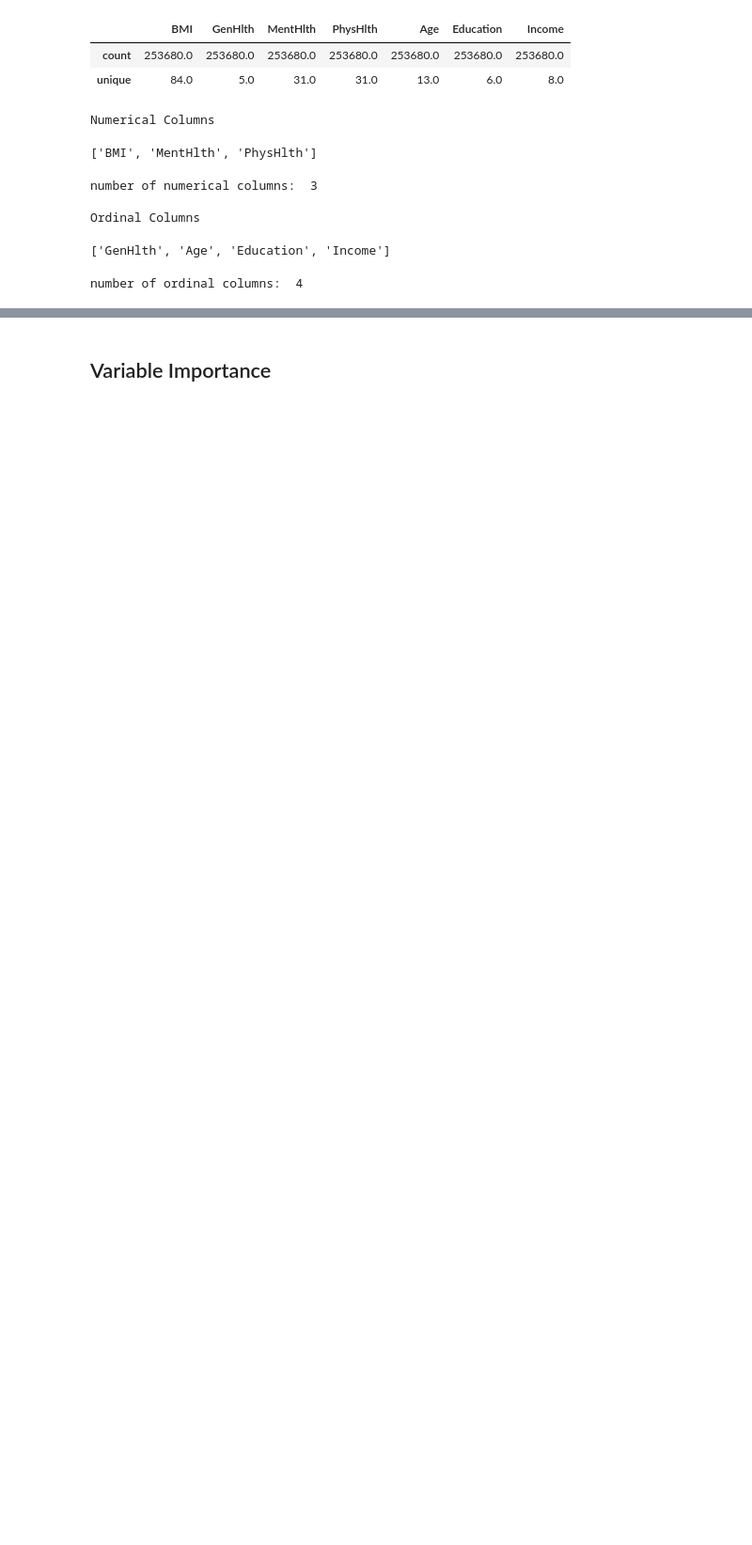
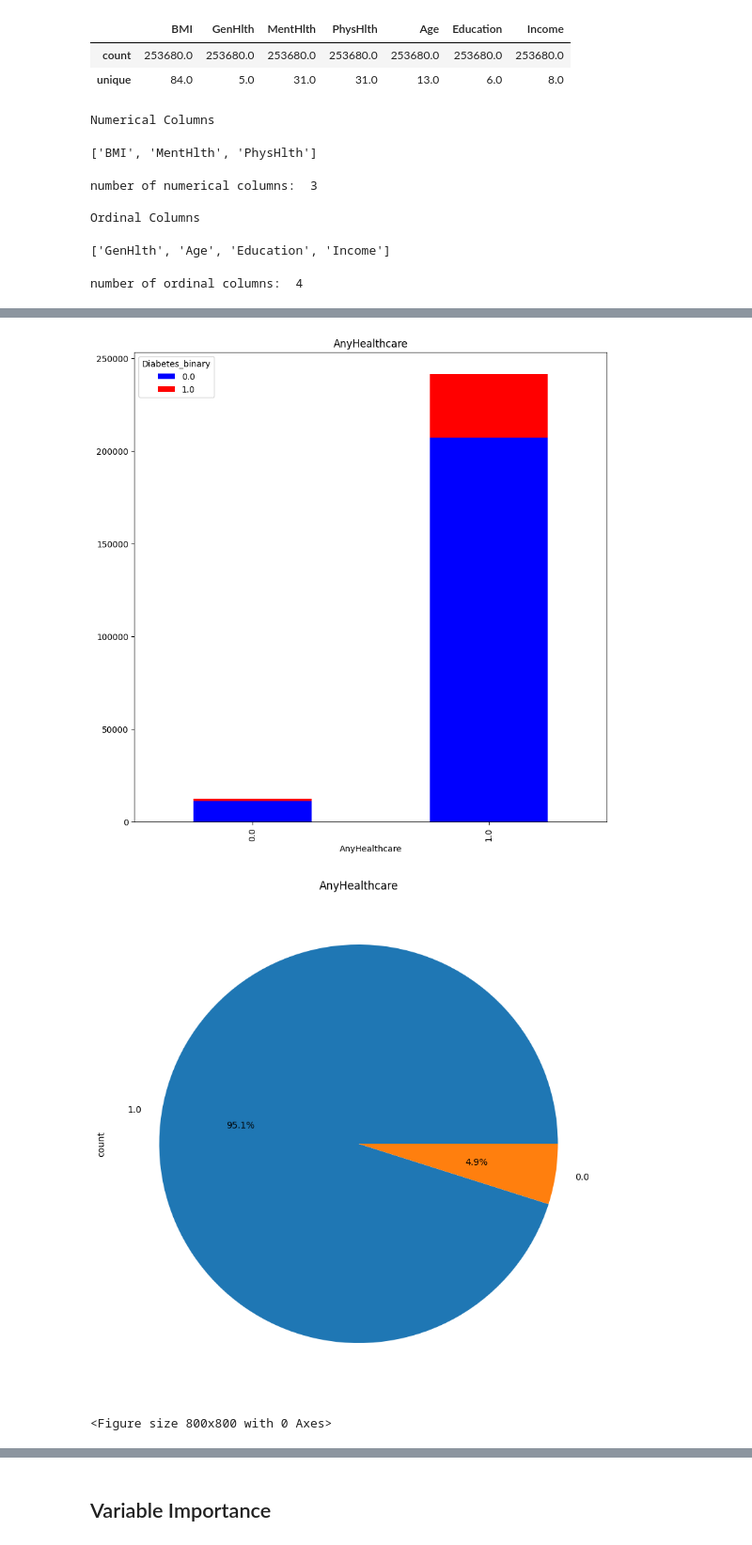
Before and after one commit to RileyLeo/Diabetes-Prediction-ML, a Jupyter notebook: notebook.ipynb, the cells around one changed output, grey strips where cells are left out. Shown at 94% size. Drawn from its saved outputs; the diff is of its cells as text; code cells hidden in the pictures; blank space fills up the shorter version.

```diff
--- a/notebook.ipynb
+++ b/notebook.ipynb
@@ -313,0 +508,9 @@ Summary of data for binary columns
+# %%
+# plot a stacked count plot, pi chart, and a percentage heatmap for Sex
+create_stacked_count_plot_for_categorical_variables(diabetes_health_indicators_data, 'AnyHealthcare' , 'Diabetes_binary', 'AnyHealthcare')
+create_pi_chart_for_categorical_variables(diabetes_health_indicators_data, 'AnyHealthcare', 'AnyHealthcare')
+create_percentage_heatmap_for_categorical_variables(diabetes_health_indicators_data, 'AnyHealthcare', 'Diabetes_binary', 'AnyHealthcare', 0)
+# %% [output]
+[figure, added]
+[figure, added]
+<Figure size 800x800 with 0 Axes>
```
Also changed, not shown: parts of 132 cells of this notebook, 1 other file.
